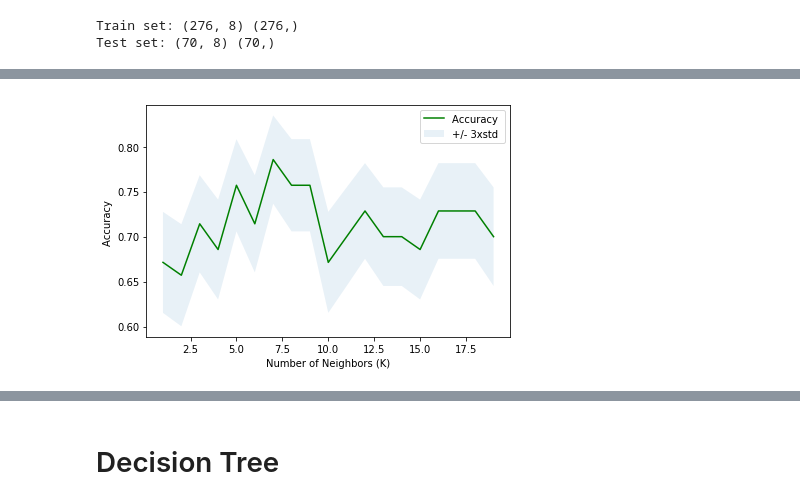
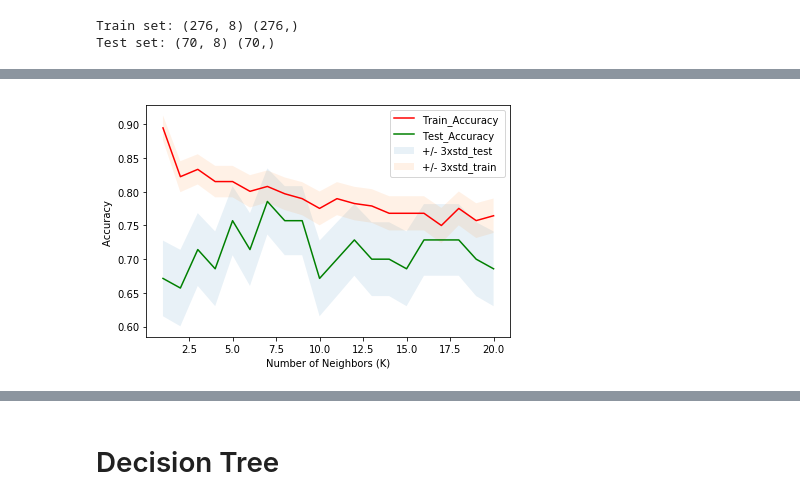
Before and after one commit to khanfarhan10/coursera-ml-capstone-project, a Jupyter notebook: ML_Project.ipynb, the cells around one changed output, grey strips where cells are left out. Saved outputs shown, nothing was run; the diff lists cells and outputs as text; code cells hidden in the pictures.

```diff
--- a/ML_Project.ipynb
+++ b/ML_Project.ipynb
@@ -294,10 +297,3 @@ print ('Test set:', X_test.shape,  y_test.shape)
 # %% [output]
 Train set: (276, 8) (276,)
 Test set: (70, 8) (70,)
-# %%
-from sklearn.neighbors import KNeighborsClassifier
-
-k = 4
-#Train Model and Predict
-neigh = KNeighborsClassifier(n_neighbors = k).fit(X_train,y_train)
-neigh
@@ -308,3 +299,0 @@ KNeighborsClassifier(algorithm='auto', leaf_size=30, metric='minkowski',
-# %%
-yhat = neigh.predict(X_test)
-yhat[0:5]
@@ -321,17 +300,25 @@ Test set Accuracy:  0.6857142857142857
 # %%
+from sklearn.neighbors import KNeighborsClassifier
+from sklearn import metrics
 
-Ks = 20
+Ks = 20+1
 mean_acc = np.zeros((Ks-1))
+mean_acc_train= np.zeros((Ks-1))
 std_acc = np.zeros((Ks-1))
+std_acc_train = np.zeros((Ks-1))
 ConfustionMx = [];
 for n in range(1,Ks):
 
     #Train Model and Predict
     neigh = KNeighborsClassifier(n_neighbors = n).fit(X_train,y_train)
     yhat=neigh.predict(X_test)
-    mean_acc[n-1] = metrics.accuracy_score(y_test, yhat)
+    mean_acc[n-1] = metrics.accuracy_score(y_test, yhat) #gets the test accuracy
+    y_pred=neigh.predict(X_train)
+    mean_acc_train[n-1] = metrics.accuracy_score(y_train,y_pred) #gets the train accuracy
 
 
     std_acc[n-1]=np.std(yhat==y_test)/np.sqrt(yhat.shape[0])
+    std_acc_train[n-1]=np.std(y_pred==y_train)/np.sqrt(y_pred.shape[0])
 
-mean_acc
+#print(mean_acc)
+#print(mean_acc_train)
@@ -343,10 +352,12 @@ array([0.67142857, 0.65714286, 0.71428571, 0.68571429, 0.75714286,
 # %%
+plt.plot(range(1,Ks),mean_acc_train,'r')
 plt.plot(range(1,Ks),mean_acc,'g')
 plt.fill_between(range(1,Ks),mean_acc - 1 * std_acc,mean_acc + 1 * std_acc, alpha=0.10)
-plt.legend(('Accuracy ', '+/- 3xstd'))
+plt.fill_between(range(1,Ks),mean_acc_train - 1 * std_acc_train,mean_acc_train + 1 * std_acc_train, alpha=0.10)
+plt.legend(('Train_Accuracy ','Test_Accuracy ', '+/- 3xstd_test','+/- 3xstd_train'))
 plt.ylabel('Accuracy ')
 plt.xlabel('Number of Neighbors (K)')
 plt.tight_layout()
 plt.show()
 # %% [output]
-[figure, old version]
+[figure, new version]
```
Also changed, not shown: parts of 11 cells of this notebook.
